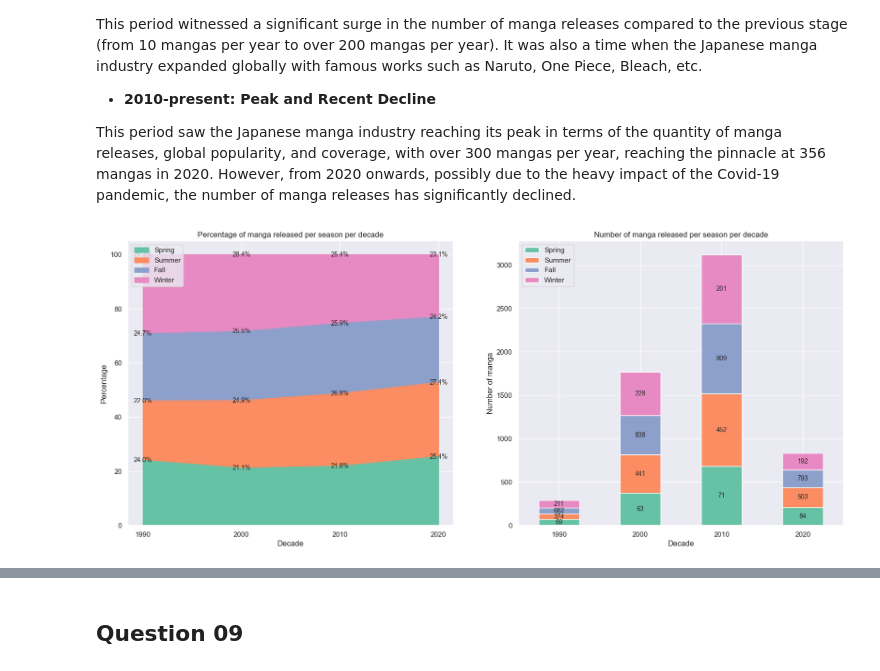
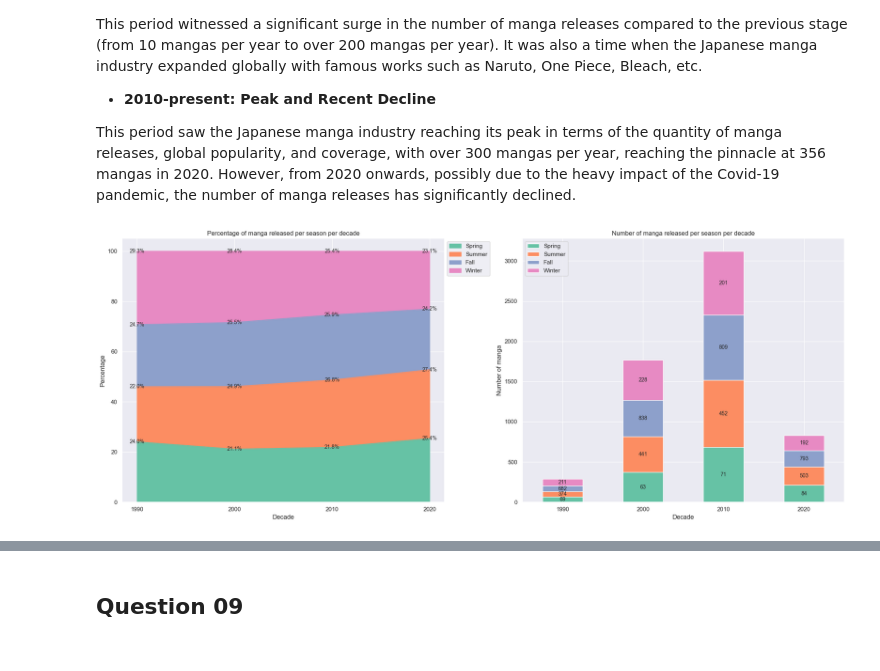
Before and after one commit to duongtruongbinh/IntroDS_FinalProject, a Jupyter notebook: src/Asking_Questions_and_Analyzing.ipynb, the cells around one changed output, grey strips where cells are left out. Cells and saved outputs as stored; diff of their text form; code cells hidden in the pictures.

```diff
--- a/src/Asking_Questions_and_Analyzing.ipynb
+++ b/src/Asking_Questions_and_Analyzing.ipynb
@@ -574,32 +572,33 @@ fig, ax = plt.subplots(1, 2, figsize=(20, 8))
 manga_per_season.groupby(['Decade', 'Season'])['Percentage'].sum().unstack().plot(kind='area', stacked=True, ax=ax[0])
 ax[0].set_title('Percentage of manga released per season per decade')
 ax[0].set_xlabel('Decade')
 ax[0].set_ylabel('Percentage')
-ax[0].legend(loc='upper left')
+ax[0].legend(loc='upper left', bbox_to_anchor=(1, 1, 0, 0))
 ax[0].set_xticks(range(1990, 2030, 10))
 
 manga_per_season.groupby(['Decade', 'Season'])['Count'].sum().unstack().plot(kind='bar', stacked=True, ax=ax[1])
 ax[1].set_title('Number of manga released per season per decade')
 ax[1].set_xlabel('Decade')
 ax[1].set_ylabel('Number of manga')
 ax[1].legend(loc='upper left')
 ax[1].set_xticklabels(manga_per_season['Decade'].unique(), rotation=0)
 
 for decade, row in manga_per_season.groupby('Decade'):
     if decade in ax[0].get_xticks():
         temp = 0
         for season, percentage in row.set_index('Season')['Percentage'].items():
             x_pos = decade
             temp += percentage
             y_pos = temp
             ax[0].text(x_pos, y_pos, f"{percentage:.1f}%", ha='center', va='center', fontsize=10)
 
 bars = ax[1].patches
 for bar, (index, decade, season, count) in zip(bars, manga_per_season[['Decade', 'Season', 'Count']].itertuples()):
     x_pos = bar.get_x() + bar.get_width() / 2
     y_pos = bar.get_y() + bar.get_height() / 2
     ax[1].text(x_pos, y_pos, f"{count:,}", ha='center', va='center', fontsize=10)
 
+plt.tight_layout()
 plt.show()
 # %% [output]
-[figure, old version]
+[figure, new version]
```
Also changed, not shown: parts of 9 cells of this notebook, 2 other files.
